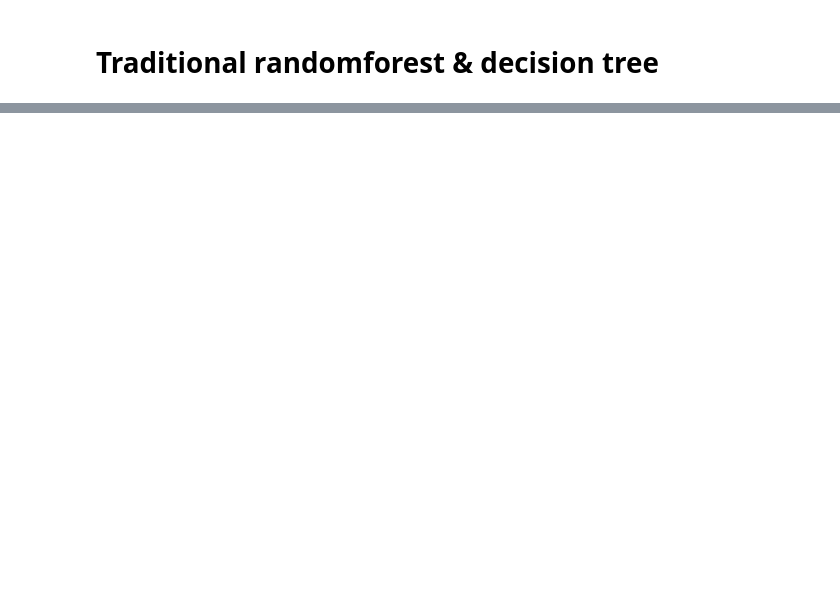
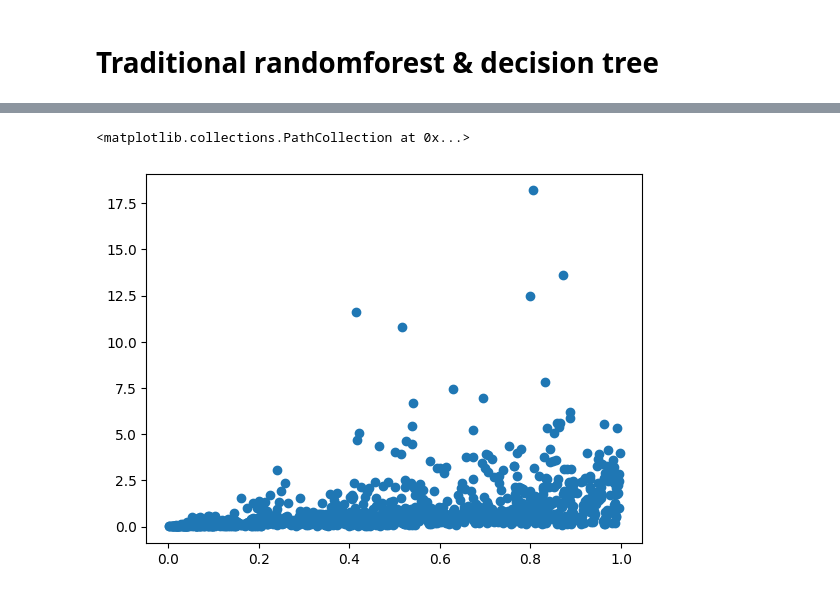
Before and after one commit to chenyangkang/stemflow, a Jupyter notebook: test_with_real_data.ipynb, the cells around one changed output, grey strips where cells are left out. Cells and saved outputs as stored; diff of their text form; code cells hidden in the pictures; blank space fills up the shorter version.

```diff
--- a/test_with_real_data.ipynb
+++ b/test_with_real_data.ipynb
@@ -10,9 +10,10 @@ import pickle
 import geopandas as gpd
 import os
 
-matplotlib.style.use('ggplot')
-
+# matplotlib.style.use('ggplot')
+# plt.rcParams['axes.facecolor']='w'
 warnings.filterwarnings('ignore')
+%matplotlib inline
 # %%
 %load_ext autoreload
 %autoreload 2
@@ -384,0 +334,6 @@ AdaSTEM.eval_STEM_res('hurdle', y_test, baseline_pred.flatten())
+# %%
+stds = np.random.uniform(0, 1, size=1000)
+means = np.random.lognormal(0, 1, size=1000)
+# %%
+trasnformed_means = np.log(means)
+transformed_stds =np.sqrt((means**2) * (np.e ** (stds ** 2) - 1))
@@ -384,0 +349,6 @@ AdaSTEM.eval_STEM_res('hurdle', y_test, baseline_pred.flatten())
+# %%
+plt.scatter(stds, transformed_stds)
+# plt.ylim(0,1)
+# %% [output]
+<matplotlib.collections.PathCollection at 0x...>
+[figure, added]
```
Also changed, not shown: parts of 24 cells of this notebook, 8 other files.
